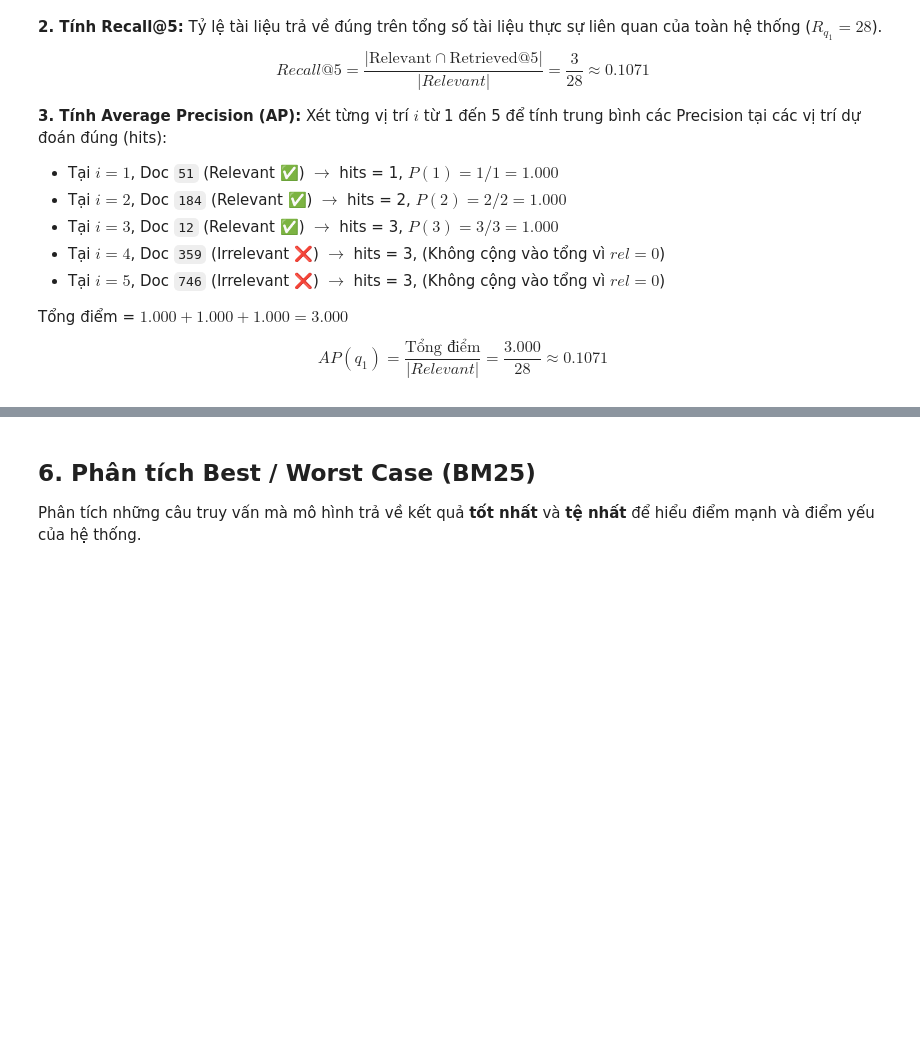
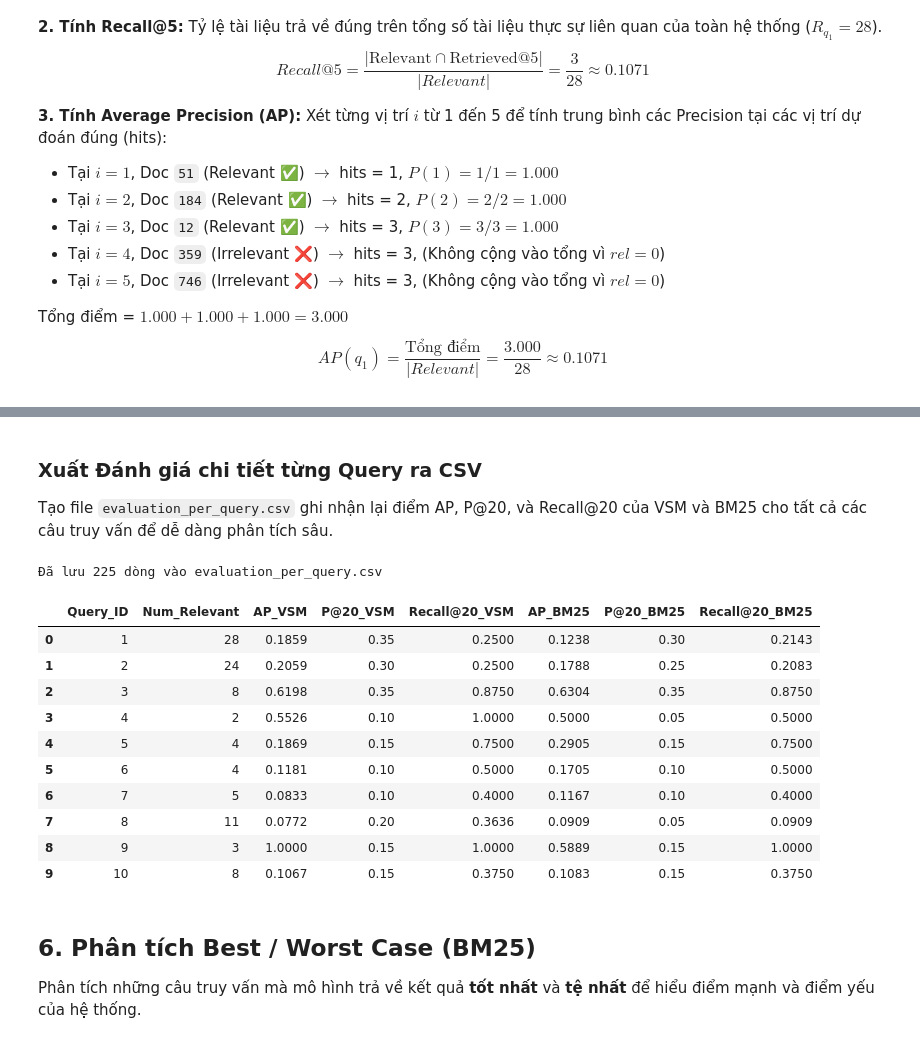
Before and after one commit to BPhucKHMT/CS419, a Jupyter notebook: final_project_cs419.ipynb, the cells around one changed output, grey strips where cells are left out. Saved outputs shown, nothing was run; the diff lists cells and outputs as text; code cells hidden in the pictures; blank space fills up the shorter version.

```diff
--- a/final_project_cs419.ipynb
+++ b/final_project_cs419.ipynb
@@ -597,3 +796,56 @@ Kết quả Đánh giá – Cranfield 1400 docs / 225 queries
+# %% [markdown]
+### Xuất Đánh giá chi tiết từng Query ra CSV
+
+Tạo file `evaluation_per_query.csv` ghi nhận lại điểm AP, P@20, và Recall@20 của VSM và BM25 cho tất cả các câu truy vấn để dễ dàng phân tích sâu.
+# %%
+k = 20
+eval_data = []
+
+for qid in queries.keys():
+    if qid not in query_rels: continue
+    relevant = set(query_rels[qid])
+    if not relevant: continue
+
+    # Hàm tính metric nội bộ
+    def calc_metrics(retrieved):
+        top_k = retrieved[:k]
+        hits = sum(1 for d in top_k if d in relevant)
+        p_k = hits / k
+        r_k = hits / len(relevant)
+        ap = average_precision(retrieved, query_rels[qid])
+        return ap, p_k, r_k
+
+    ap_vsm, p_vsm, r_vsm = calc_metrics(vsm_results.get(qid, []))
+    ap_bm25, p_bm25, r_bm25 = calc_metrics(bm25_results.get(qid, []))
+
+    eval_data.append({
+        'Query_ID': qid,
+        'Num_Relevant': len(relevant),
+        'AP_VSM': round(ap_vsm, 4),
+        'P@20_VSM': round(p_vsm, 4),
+        'Recall@20_VSM': round(r_vsm, 4),
+        'AP_BM25': round(ap_bm25, 4),
+        'P@20_BM25': round(p_bm25, 4),
+        'Recall@20_BM25': round(r_bm25, 4)
+    })
+
+df_eval = pd.DataFrame(eval_data)
+df_eval.to_csv('evaluation_per_query.csv', index=False)
+print(f"Đã lưu {len(df_eval)} dòng vào evaluation_per_query.csv")
+display(df_eval.head(10))
+# %% [output]
+Đã lưu 225 dòng vào evaluation_per_query.csv
+|  | Query_ID | Num_Relevant | AP_VSM | P@20_VSM | Recall@20_VSM | AP_BM25 | P@20_BM25 | Recall@20_BM25 |
+| 0 | 1 | 28 | 0.1859 | 0.35 | 0.2500 | 0.1238 | 0.30 | 0.2143 |
+| 1 | 2 | 24 | 0.2059 | 0.30 | 0.2500 | 0.1788 | 0.25 | 0.2083 |
+| 2 | 3 | 8 | 0.6198 | 0.35 | 0.8750 | 0.6304 | 0.35 | 0.8750 |
+| 3 | 4 | 2 | 0.5526 | 0.10 | 1.0000 | 0.5000 | 0.05 | 0.5000 |
+| 4 | 5 | 4 | 0.1869 | 0.15 | 0.7500 | 0.2905 | 0.15 | 0.7500 |
+| 5 | 6 | 4 | 0.1181 | 0.10 | 0.5000 | 0.1705 | 0.10 | 0.5000 |
+| 6 | 7 | 5 | 0.0833 | 0.10 | 0.4000 | 0.1167 | 0.10 | 0.4000 |
+| 7 | 8 | 11 | 0.0772 | 0.20 | 0.3636 | 0.0909 | 0.05 | 0.0909 |
+| 8 | 9 | 3 | 1.0000 | 0.15 | 1.0000 | 0.5889 | 0.15 | 1.0000 |
+| 9 | 10 | 8 | 0.1067 | 0.15 | 0.3750 | 0.1083 | 0.15 | 0.3750 |
 # %% [markdown]
 ## 6. Phân tích Best / Worst Case (BM25)
 
```
Also changed, not shown: parts of 8 cells of this notebook, 4 other files.
